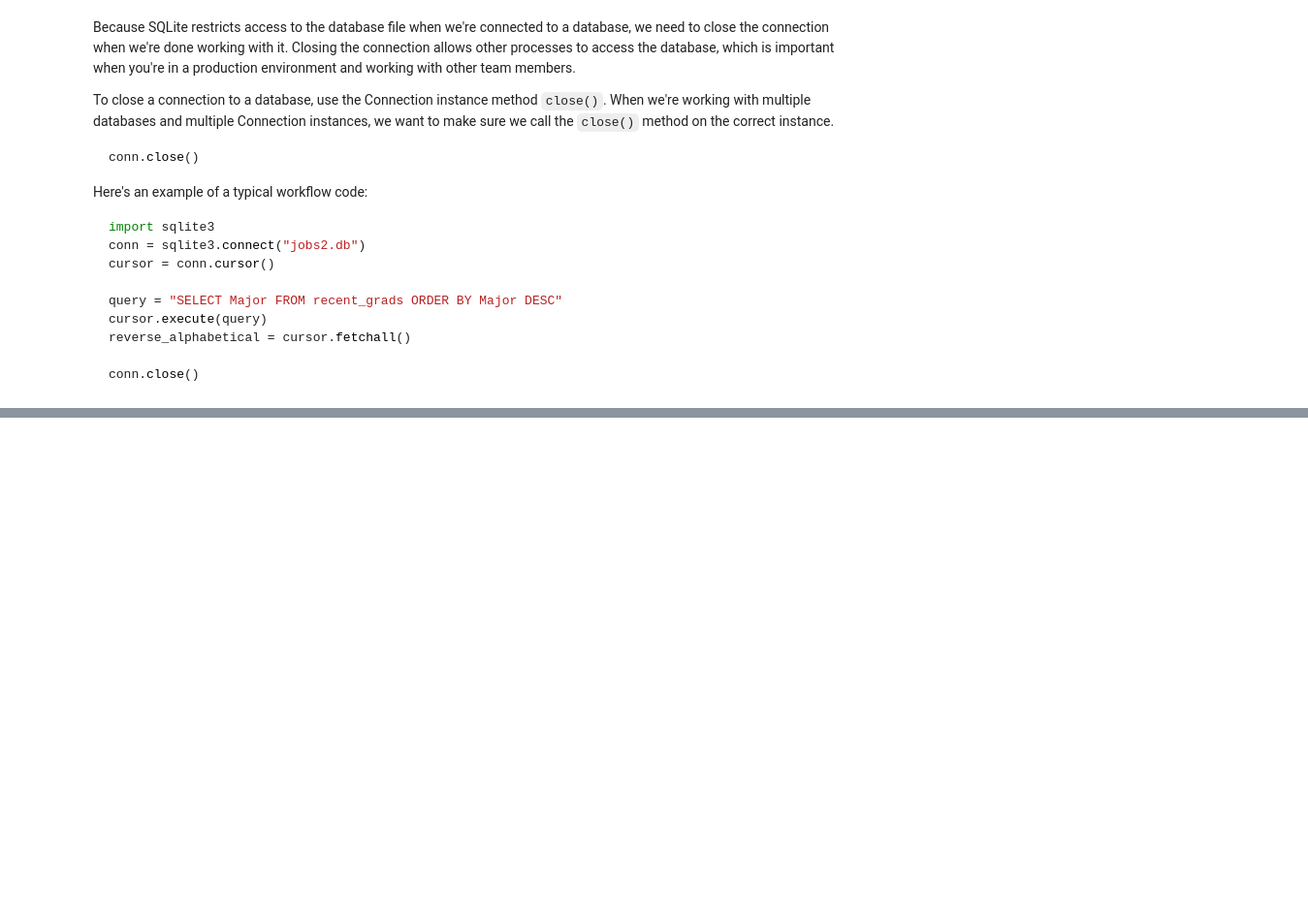
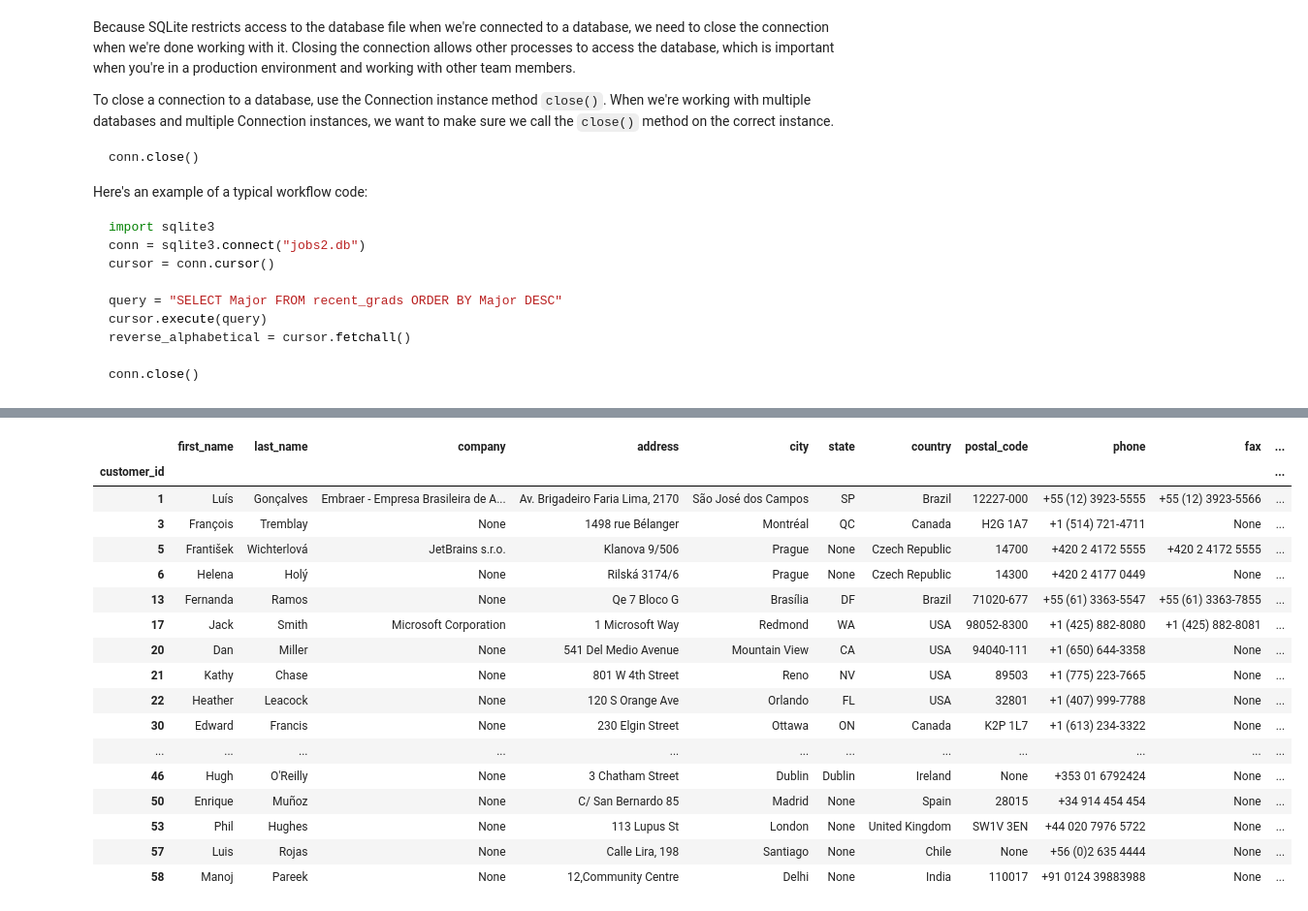
Before and after one commit to LZNEWT00Z/conspectuses, a Jupyter notebook: dataquest/[SQL] SQL Fundamentals.ipynb, the cells around one changed output, grey strips where cells are left out. Shown: that part at 97% size. Drawn from its saved outputs; the diff is of its cells as text; code cells hidden in the pictures; blank space fills up the shorter version.

```diff
--- a/dataquest/[SQL] SQL Fundamentals.ipynb
+++ b/dataquest/[SQL] SQL Fundamentals.ipynb
@@ -1199,0 +2075,2 @@ conn.close()
+# %%
+conn = sqlite3.connect("chinook.db")
@@ -1199,0 +2907,28 @@ conn.close()
+# %%
+conn.execute('CREATE VIEW customer_gt_90_dollars AS \
+    SELECT \
+        c.* \
+    FROM customer c \
+    LEFT JOIN invoice i ON i.customer_id = c.customer_id \
+    GROUP BY c.customer_id \
+    HAVING SUM(i.total) > 90;')
+pd.read_sql_query('SELECT * FROM customer_gt_90_dollars;', conn, index_col = 'customer_id')
+# %% [output]
+|  | first_name | last_name | company | address | city | state | country | postal_code | phone | fax | ... |
+| customer_id |  |  |  |  |  |  |  |  |  |  | ... |
+| 1 | Luís | Gonçalves | Embraer - Empresa Brasileira de A... | Av. Brigadeiro Faria Lima, 2170 | São José dos Campos | SP | Brazil | 12227-000 | +55 (12) 3923-5555 | +55 (12) 3923-5566 | ... |
+| 3 | François | Tremblay | None | 1498 rue Bélanger | Montréal | QC | Canada | H2G 1A7 | +1 (514) 721-4711 | None | ... |
+| 5 | František | Wichterlová | JetBrains s.r.o. | Klanova 9/506 | Prague | None | Czech Republic | 14700 | +420 2 4172 5555 | +420 2 4172 5555 | ... |
+| 6 | Helena | Holý | None | Rilská 3174/6 | Prague | None | Czech Republic | 14300 | +420 2 4177 0449 | None | ... |
+| 13 | Fernanda | Ramos | None | Qe 7 Bloco G | Brasília | DF | Brazil | 71020-677 | +55 (61) 3363-5547 | +55 (61) 3363-7855 | ... |
+| 17 | Jack | Smith | Microsoft Corporation | 1 Microsoft Way | Redmond | WA | USA | 98052-8300 | +1 (425) 882-8080 | +1 (425) 882-8081 | ... |
+| 20 | Dan | Miller | None | 541 Del Medio Avenue | Mountain View | CA | USA | 94040-111 | +1 (650) 644-3358 | None | ... |
+| 21 | Kathy | Chase | None | 801 W 4th Street | Reno | NV | USA | 89503 | +1 (775) 223-7665 | None | ... |
+| 22 | Heather | Leacock | None | 120 S Orange Ave | Orlando | FL | USA | 32801 | +1 (407) 999-7788 | None | ... |
+| 30 | Edward | Francis | None | 230 Elgin Street | Ottawa | ON | Canada | K2P 1L7 | +1 (613) 234-3322 | None | ... |
+| ... | ... | ... | ... | ... | ... | ... | ... | ... | ... | ... | ... |
+| 46 | Hugh | O'Reilly | None | 3 Chatham Street | Dublin | Dublin | Ireland | None | +353 01 6792424 | None | ... |
+| 50 | Enrique | Muñoz | None | C/ San Bernardo 85 | Madrid | None | Spain | 28015 | +34 914 454 454 | None | ... |
+| 53 | Phil | Hughes | None | 113 Lupus St | London | None | United Kingdom | SW1V 3EN | +44 020 7976 5722 | None | ... |
+| 57 | Luis | Rojas | None | Calle Lira, 198 | Santiago | None | Chile | None | +56 (0)2 635 4444 | None | ... |
+| 58 | Manoj | Pareek | None | 12,Community Centre | Delhi | None | India | 110017 | +91 0124 39883988 | None | ... |
```
Also changed, not shown: parts of 239 cells of this notebook.
